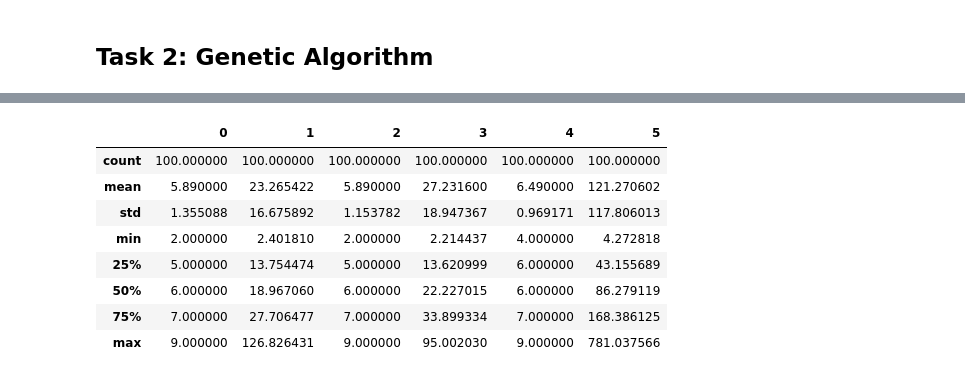
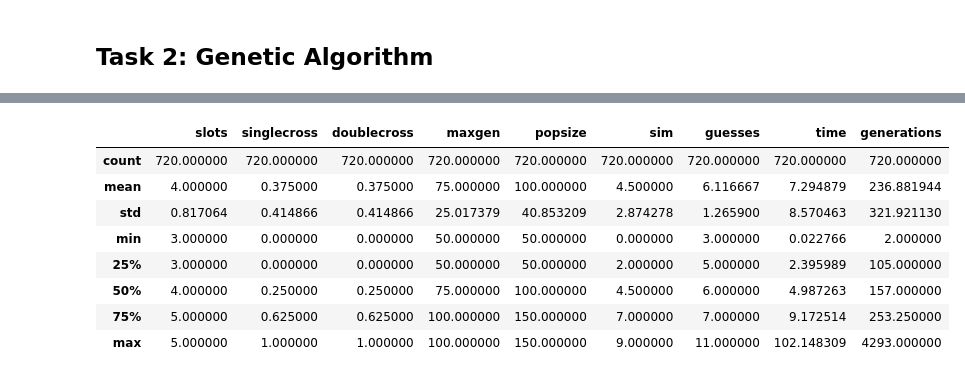
Before and after one commit to ThePyProgrammer/masterMind, a Jupyter notebook: Mastermind.ipynb, the cells around one changed output, grey strips where cells are left out. Drawn from its saved outputs; the diff is of its cells as text; code cells hidden in the pictures.

```diff
--- a/Mastermind.ipynb
+++ b/Mastermind.ipynb
@@ -758,0 +527,2 @@ df
+# %%
+df = pd.read_csv("data/sims.csv")
@@ -759,12 +543,12 @@ df
 # %%
-df.T.describe()
+df.describe()
 # %% [output]
-|  | 0 | 1 | 2 | 3 | 4 | 5 |
-| count | 100.000000 | 100.000000 | 100.000000 | 100.000000 | 100.000000 | 100.000000 |
-| mean | 5.890000 | 23.265422 | 5.890000 | 27.231600 | 6.490000 | 121.270602 |
-| std | 1.355088 | 16.675892 | 1.153782 | 18.947367 | 0.969171 | 117.806013 |
-| min | 2.000000 | 2.401810 | 2.000000 | 2.214437 | 4.000000 | 4.272818 |
-| 25% | 5.000000 | 13.754474 | 5.000000 | 13.620999 | 6.000000 | 43.155689 |
-| 50% | 6.000000 | 18.967060 | 6.000000 | 22.227015 | 6.000000 | 86.279119 |
-| 75% | 7.000000 | 27.706477 | 7.000000 | 33.899334 | 7.000000 | 168.386125 |
-| max | 9.000000 | 126.826431 | 9.000000 | 95.002030 | 9.000000 | 781.037566 |
+|  | slots | singlecross | doublecross | maxgen | popsize | sim | guesses | time | generations |
+| count | 720.000000 | 720.000000 | 720.000000 | 720.000000 | 720.000000 | 720.000000 | 720.000000 | 720.000000 | 720.000000 |
+| mean | 4.000000 | 0.375000 | 0.375000 | 75.000000 | 100.000000 | 4.500000 | 6.116667 | 7.294879 | 236.881944 |
+| std | 0.817064 | 0.414866 | 0.414866 | 25.017379 | 40.853209 | 2.874278 | 1.265900 | 8.570463 | 321.921130 |
+| min | 3.000000 | 0.000000 | 0.000000 | 50.000000 | 50.000000 | 0.000000 | 3.000000 | 0.022766 | 2.000000 |
+| 25% | 3.000000 | 0.000000 | 0.000000 | 50.000000 | 50.000000 | 2.000000 | 5.000000 | 2.395989 | 105.000000 |
+| 50% | 4.000000 | 0.250000 | 0.250000 | 75.000000 | 100.000000 | 4.500000 | 6.000000 | 4.987263 | 157.000000 |
+| 75% | 5.000000 | 0.625000 | 0.625000 | 100.000000 | 150.000000 | 7.000000 | 7.000000 | 9.172514 | 253.250000 |
+| max | 5.000000 | 1.000000 | 1.000000 | 100.000000 | 150.000000 | 9.000000 | 11.000000 | 102.148309 | 4293.000000 |
```
Also changed, not shown: parts of 29 cells of this notebook, 6 other files.
